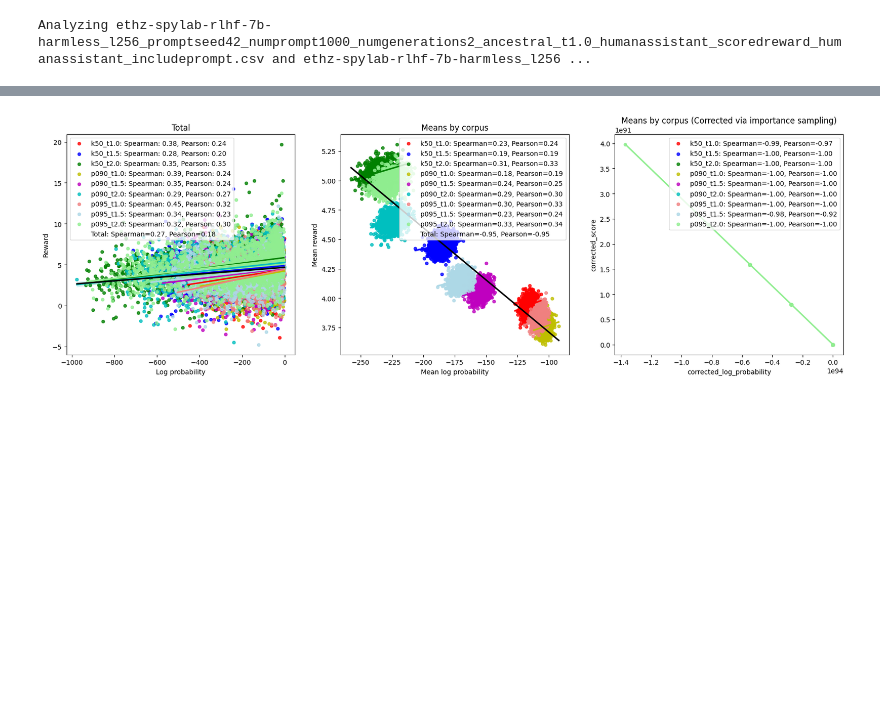
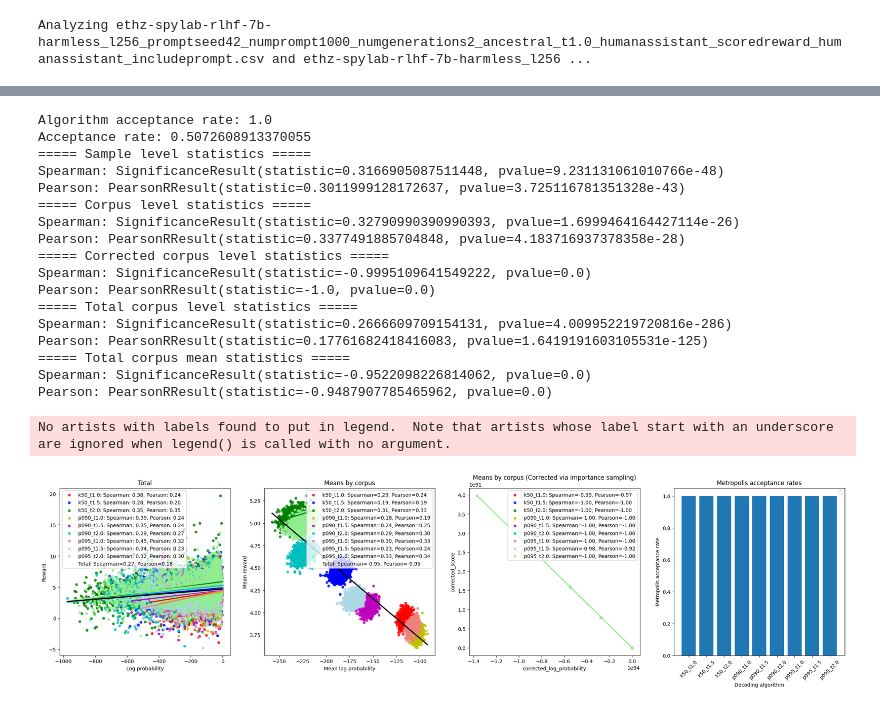
Before and after one commit to tanyjnaaman/probability-quality-paradox, a Jupyter notebook: src/experiments/language_model_experiments/split_by_temp_analysis_w_importance_and_metropolis.ipynb, the cells around one changed output, grey strips where cells are left out. Cells and saved outputs as stored; diff of their text form; code cells hidden in the pictures; blank space fills up the shorter version.

Commit message:
Metroplois algorithm analysis

```diff
--- a/src/experiments/language_model_experiments/split_by_temp_analysis_w_correction.ipynb
+++ b/src/experiments/language_model_experiments/split_by_temp_analysis_w_importance_and_metropolis.ipynb
@@ -32,6 +32,8 @@ print(triplet_files)
 # 2. set parameters
 num_corpuses = 1000
 num_samples_per_corpus = 1000
+metropolis_steps = 50_000
+
 colours = [
     "r",
     "b",
@@ -74,10 +123,11 @@ Analyzing ethz-spylab-rlhf-7b-harmless_l256_promptseed42_numprompt1000_numgenera
 # %%
 # 3. analysis on each corpus
 # 3.0 a single output figure
-fig, axs = plt.subplots(1, 3, figsize=(21, 6))
+fig, axs = plt.subplots(1, 4, figsize=(28, 6))
 total_mean_corpuses = None
 total_corpus = None
 total_mean_corrected_corpuses = None
+acceptance_rates = dict()
 for idx, (reward_df_file, nll_df_file, correction_df_file) in enumerate(triplet_files):
     print(f"\n\nAnalyzing {reward_df_file} and {nll_df_file}:")
     # 3.1 load and merge
@@ -124,12 +174,42 @@ for idx, (reward_df_file, nll_df_file, correction_df_file) in enumerate(triplet_
         axis=1,
     )
 
-    # 3.1.4 outliers
-    # df = df[
-    #     (np.abs(zscore(df[["score", "log_probability", "correction_ratio"]])) < 3).all(
-    #         axis=1
-    #     )
-    # ]
+    # 3.1.4 metropolis algorithm
+    samples = df.sample(n=metropolis_steps + 1, replace=True, random_state=0)
+    acceptance_thresholds = np.random.uniform(0.0, 1.0, size=metropolis_steps)
+    acceptances = dict()
+    acceptance_count = 0
+    prev = samples.iloc[0]
+    for step in range(1, metropolis_steps + 1):
+        sample = samples.iloc[step]
+        acceptance = (
+            min(
+                1.0,
+                (
+                    np.exp(
+                        -sample["original_negative_log_probability"]
+                        + prev["original_negative_log_probability"]
+                    ).item()
+                ),
+            )
+            > acceptance_thresholds[step - 1],
+        )
+        if acceptance:
+            acceptance_count += 1
+            prev = sample
+        acceptances[(sample["prompt"], sample["generated_text"])] = acceptance
+    acceptance_rate = np.mean(list(acceptances.values()))
+    algorithm_acceptance_rate = acceptance_count / metropolis_steps
+    print(f"Algorithm acceptance rate: {algorithm_acceptance_rate}")
+    print(f"Acceptance rate: {acceptance_rate}")
+    df["acceptance"] = df.apply(
+        lambda row: acceptances.get((row["prompt"], row["generated_text"]), False),
+        axis=1,
+    )
+    # df = df[df["acceptance"] == True].drop_duplicates()
+
+    # 3.1.4.1 plot acceptance rate
+    acceptance_rates[names[idx]] = algorithm_acceptance_rate
 
     # 3.2 Sample level
     print("===== Sample level statistics =====")
@@ -309,9 +389,16 @@ sns.regplot(
 axs[1].set_ylabel("Mean reward")
 axs[1].set_xlabel("Mean log probability")
 
-# plt.legend()
-# plt.show()
-# plt.close()
+acceptance_x, acceptance_y = zip(*acceptance_rates.items())
+axs[3].bar(acceptance_x, acceptance_y)
+axs[3].set_xticklabels(acceptance_x, rotation=45)
+axs[3].set_ylabel("Metropolis acceptance rate")
+axs[3].set_xlabel("Decoding algorithm")
+axs[3].set_title("Metropolis acceptance rates")
+
+plt.legend()
+plt.show()
+plt.close()
 # %% [output]
 Analyzing ethz-spylab-rlhf-7b-harmless_l256_promptseed42_numprompt1000_numgenerations2_ancestral_t1.0_humanassistant_scoredreward_humanassistant_includeprompt.csv and ethz-spylab-rlhf-7b-harmless_l256 ...
 Length: 1943
@@ -334 +454,19 @@ Text(0.5, 0, 'Mean log probability')
+Algorithm acceptance rate: 1.0
+Acceptance rate: 0.5072608913370055
+===== Sample level statistics =====
+Spearman: SignificanceResult(statistic=0.3166905087511448, pvalue=9.231131061010766e-48)
+Pearson: PearsonRResult(statistic=0.3011999128172637, pvalue=3.725116781351328e-43)
+===== Corpus level statistics =====
+Spearman: SignificanceResult(statistic=0.32790990390990393, pvalue=1.6999464164427114e-26)
+Pearson: PearsonRResult(statistic=0.3377491885704848, pvalue=4.183716937378358e-28)
+===== Corrected corpus level statistics =====
+Spearman: SignificanceResult(statistic=-0.9995109641549222, pvalue=0.0)
+Pearson: PearsonRResult(statistic=-1.0, pvalue=0.0)
+===== Total corpus level statistics =====
+Spearman: SignificanceResult(statistic=0.2666609709154131, pvalue=4.009952219720816e-286)
+Pearson: PearsonRResult(statistic=0.17761682418416083, pvalue=1.6419191603105531e-125)
+===== Total corpus mean statistics =====
+Spearman: SignificanceResult(statistic=-0.9522098226814062, pvalue=0.0)
+Pearson: PearsonRResult(statistic=-0.9487907785465962, pvalue=0.0)
+No artists with labels found to put in legend.  Note that artists whose label start with an underscore are ignored when legend() is called with no argument.
-[figure, old version]
+[figure, new version]
```
Also changed, not shown: parts of 3 cells of this notebook, 6 other files.
